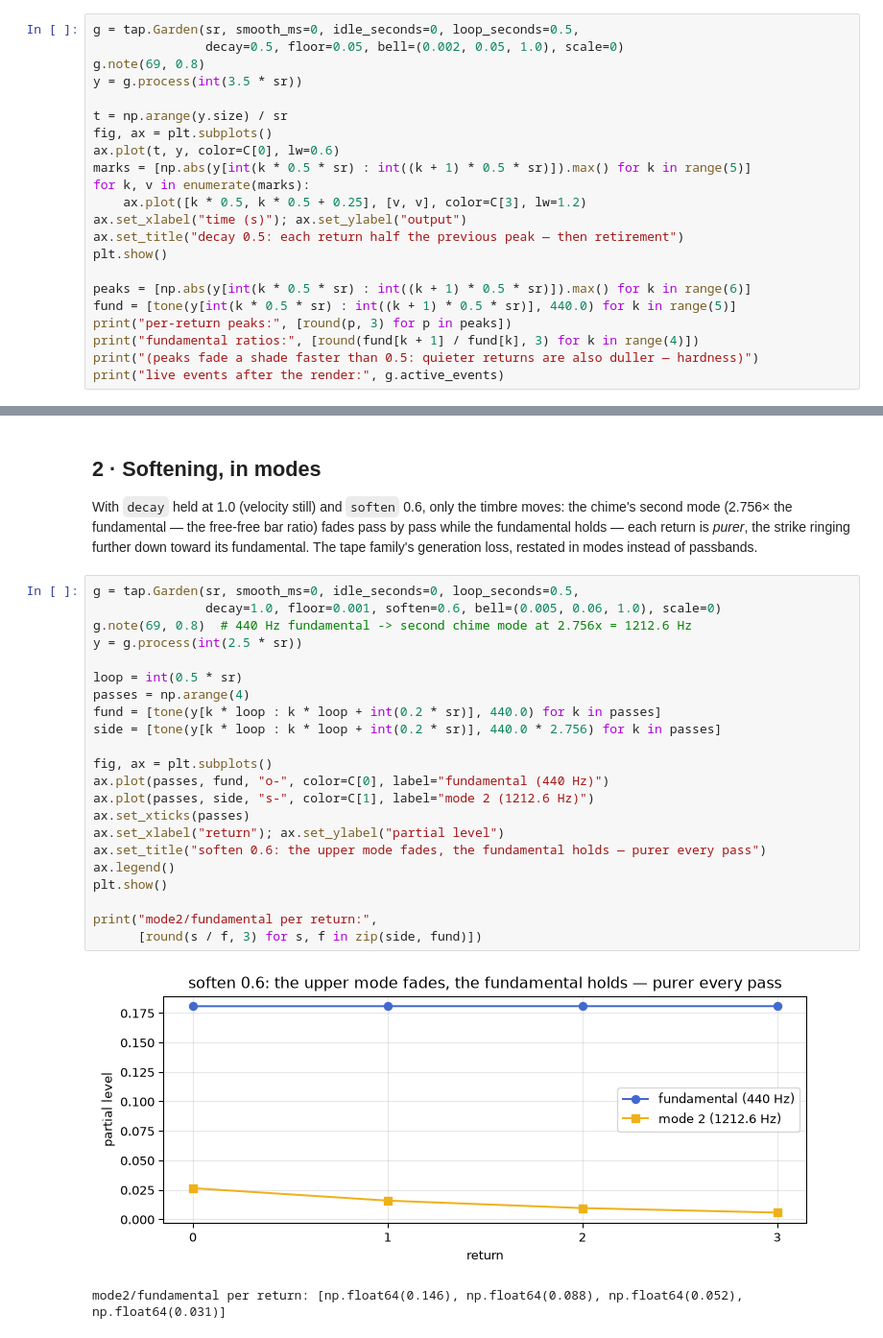
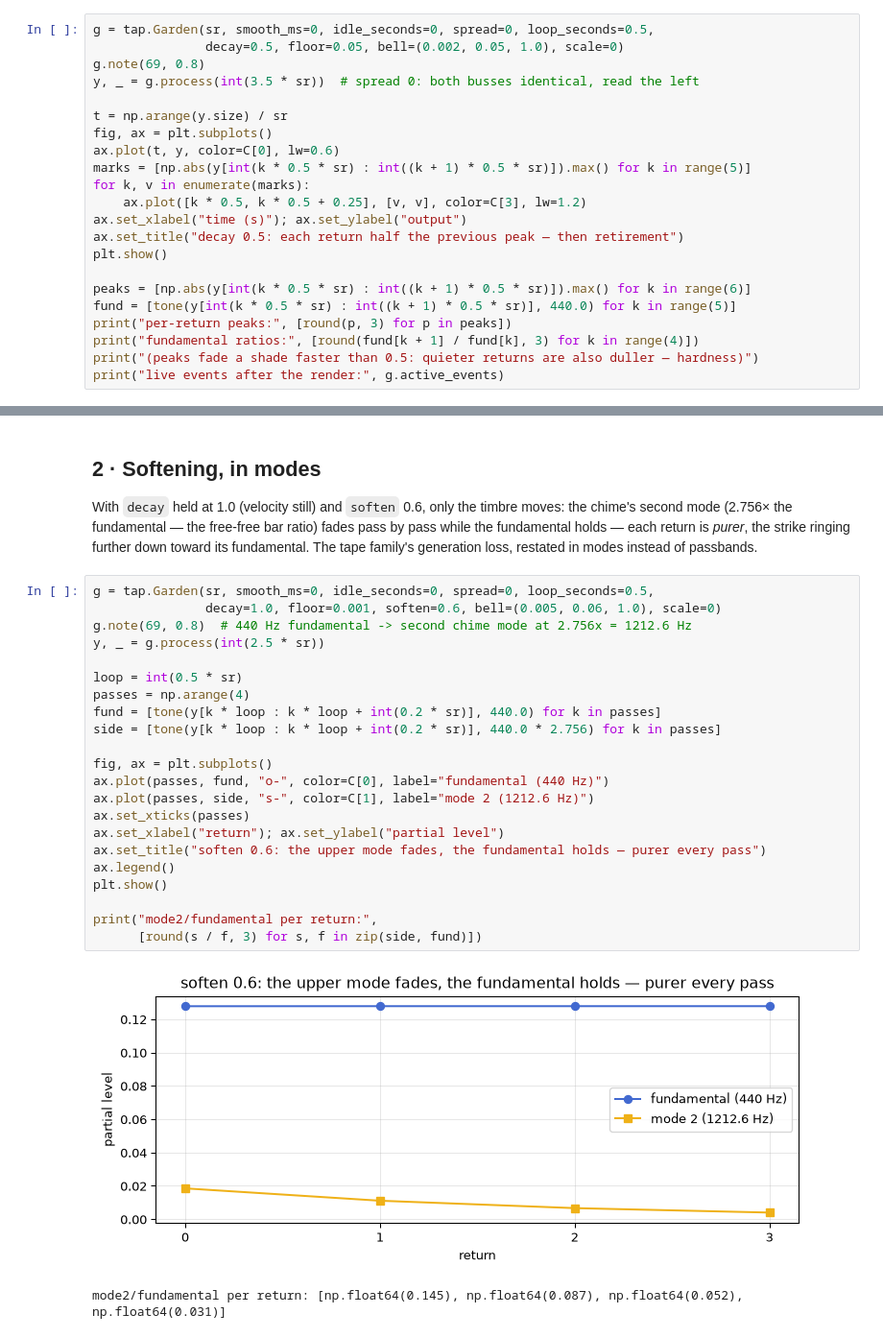
Before and after one commit to tap/TapTools, a Jupyter notebook: notebooks/garden.ipynb, the cells around one changed output, grey strips where cells are left out. Shown at 96% size. Cells and saved outputs as stored; diff of their text form.

```diff
--- a/notebooks/garden.ipynb
+++ b/notebooks/garden.ipynb
@@ -41,10 +43,10 @@ duller: the hardness coupling);
 theorem in one plant. (Kernel scenarios: *"a planted note blooms again every loop period"*,
 *"each return is quieter by the decay ratio and the bloom retires below the floor"*.)
 # %%
-g = tap.Garden(sr, smooth_ms=0, idle_seconds=0, loop_seconds=0.5,
+g = tap.Garden(sr, smooth_ms=0, idle_seconds=0, spread=0, loop_seconds=0.5,
                decay=0.5, floor=0.05, bell=(0.002, 0.05, 1.0), scale=0)
 g.note(69, 0.8)
-y = g.process(int(3.5 * sr))
+y, _ = g.process(int(3.5 * sr))  # spread 0: both busses identical, read the left
 
 t = np.arange(y.size) / sr
 fig, ax = plt.subplots()
@@ -77,27 +79,27 @@ while the fundamental holds — each return is *purer*, the strike ringing furth
 toward its fundamental. The tape family's generation loss, restated in modes instead of
 passbands.
 # %%
-g = tap.Garden(sr, smooth_ms=0, idle_seconds=0, loop_seconds=0.5,
+g = tap.Garden(sr, smooth_ms=0, idle_seconds=0, spread=0, loop_seconds=0.5,
                decay=1.0, floor=0.001, soften=0.6, bell=(0.005, 0.06, 1.0), scale=0)
 g.note(69, 0.8)  # 440 Hz fundamental -> second chime mode at 2.756x = 1212.6 Hz
-y = g.process(int(2.5 * sr))
+y, _ = g.process(int(2.5 * sr))
 
 loop = int(0.5 * sr)
 passes = np.arange(4)
 fund = [tone(y[k * loop : k * loop + int(0.2 * sr)], 440.0) for k in passes]
 side = [tone(y[k * loop : k * loop + int(0.2 * sr)], 440.0 * 2.756) for k in passes]
 
 fig, ax = plt.subplots()
 ax.plot(passes, fund, "o-", color=C[0], label="fundamental (440 Hz)")
 ax.plot(passes, side, "s-", color=C[1], label="mode 2 (1212.6 Hz)")
 ax.set_xticks(passes)
 ax.set_xlabel("return"); ax.set_ylabel("partial level")
 ax.set_title("soften 0.6: the upper mode fades, the fundamental holds — purer every pass")
 ax.legend()
 plt.show()
 
 print("mode2/fundamental per return:",
       [round(s / f, 3) for s, f in zip(side, fund)])
 # %% [output]
-[figure, old version]
+[figure, new version]
-mode2/fundamental per return: [np.float64(0.146), np.float64(0.088), np.float64(0.052), np.float64(0.031)]
+mode2/fundamental per return: [np.float64(0.145), np.float64(0.087), np.float64(0.052), np.float64(0.031)]
```
Also changed, not shown: parts of 10 cells of this notebook, 11 other files.
